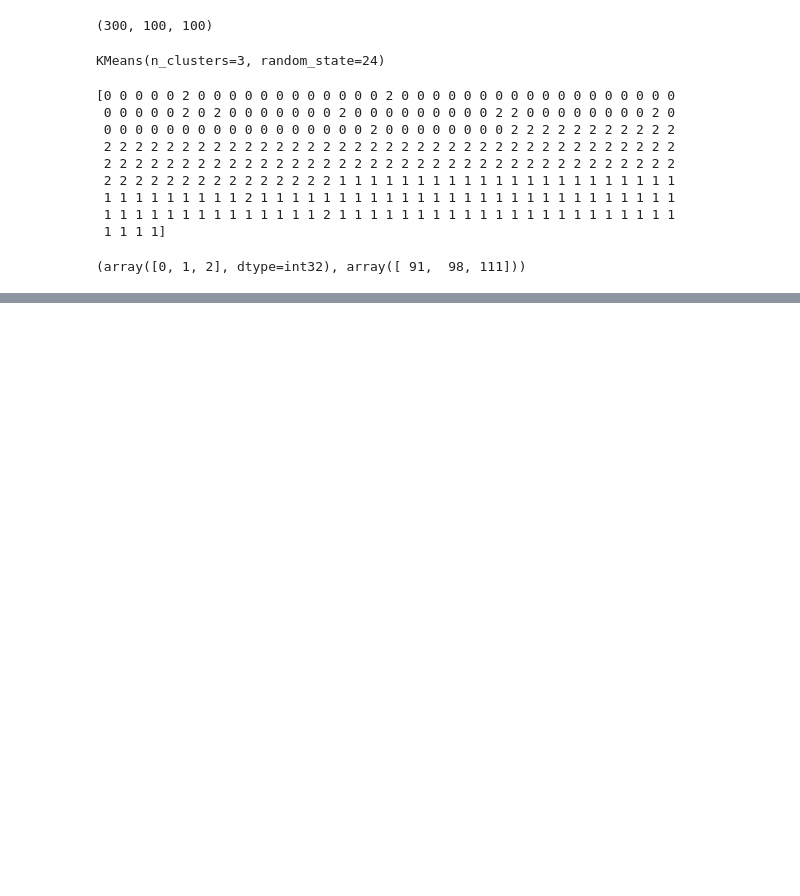
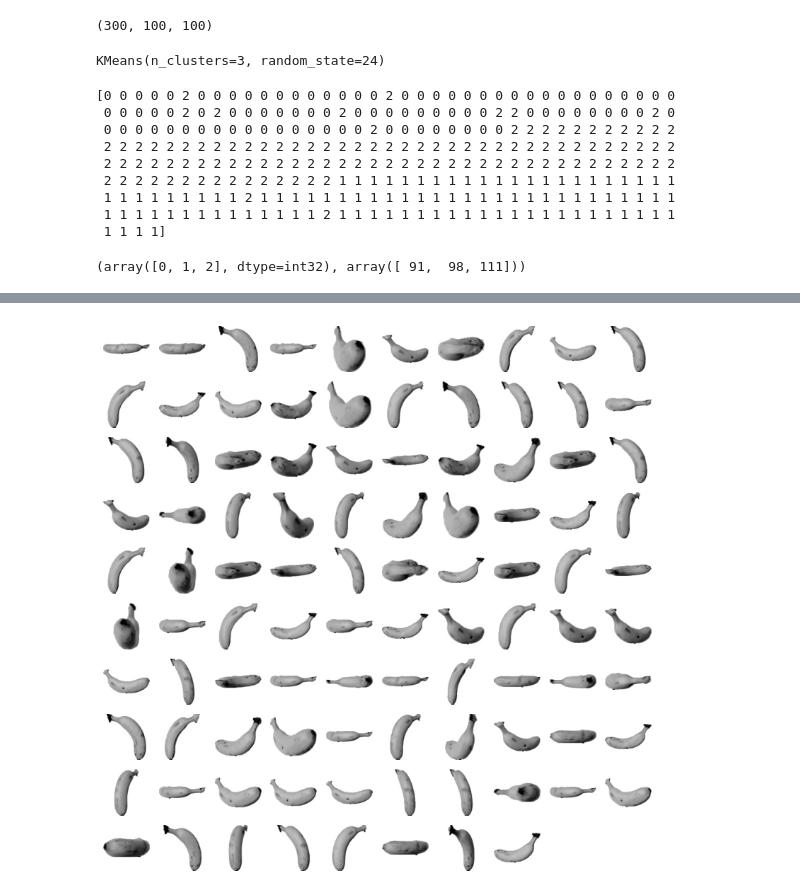
Before and after one commit to kiyuyeon/Ml_Dl, a Jupyter notebook: 혼자공부하는_머신러닝_딥러닝_chapter_06_2.ipynb, the cells around one changed output, grey strips where cells are left out. Drawn from its saved outputs; the diff is of its cells as text; code cells hidden in the pictures; blank space fills up the shorter version.

```diff
--- a/혼자공부하는_머신러닝_딥러닝_chapter_06_2.ipynb
+++ b/혼자공부하는_머신러닝_딥러닝_chapter_06_2.ipynb
@@ -56,0 +74,4 @@ print(np.unique(km.labels_,return_counts=True))
+# %%
+draw_fruits(fruits[km.labels_==1])
+# %% [output]
+[figure, added]
```
Also changed, not shown: parts of 10 cells of this notebook.
